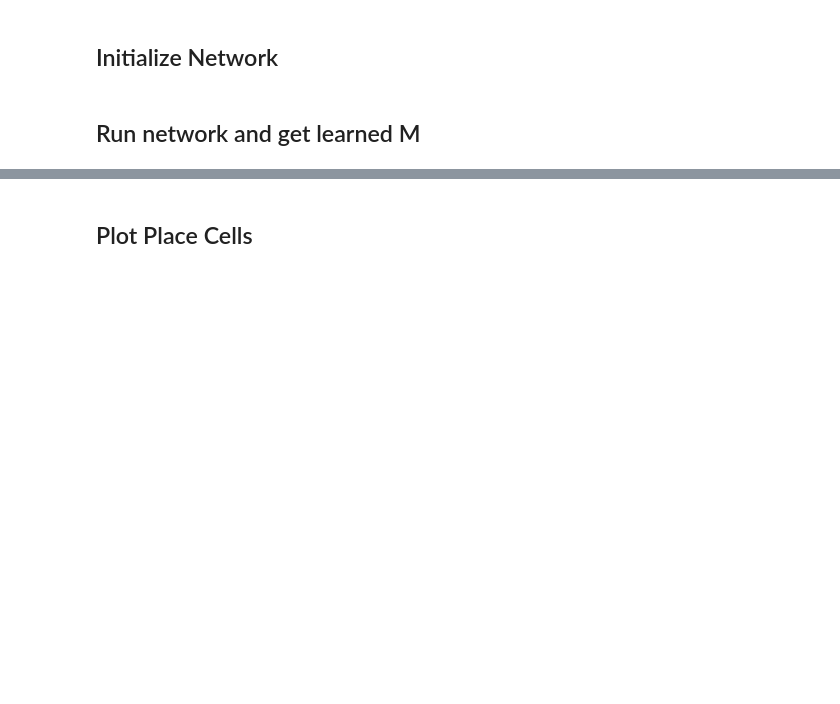
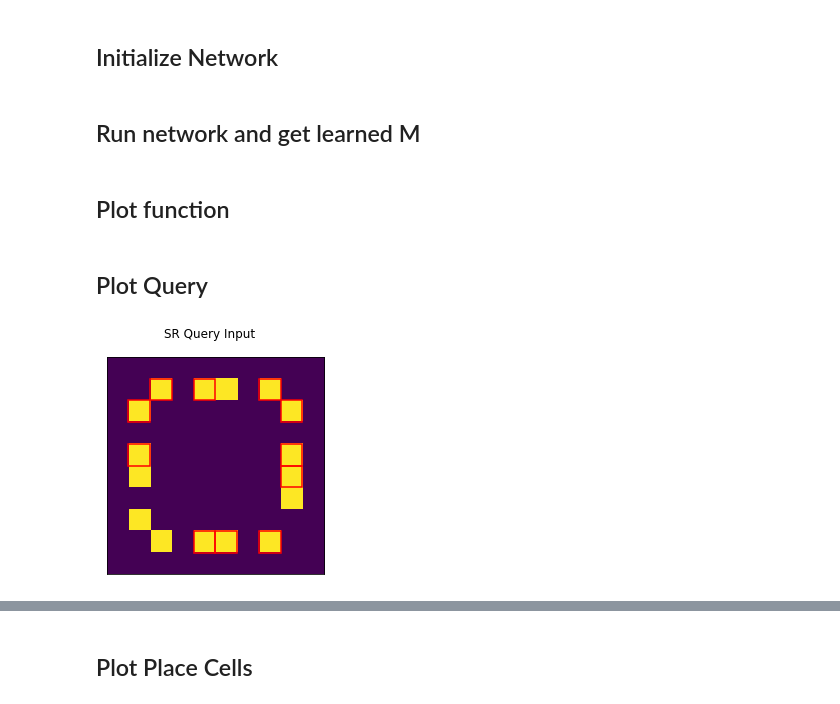
Before and after one commit to chingf/sr-project, a Jupyter notebook: notebooks/05-simulate-episode-cells.ipynb, the cells around one changed output, grey strips where cells are left out. Saved outputs shown, nothing was run; the diff lists cells and outputs as text; code cells hidden in the pictures; blank space fills up the shorter version.

```diff
--- a/notebooks/05-simulate-episode-cells.ipynb
+++ b/notebooks/05-simulate-episode-cells.ipynb
@@ -44,3 +44,37 @@ with torch.no_grad():
     _, outputs = net(dg_inputs, dg_modes)
 # %%
 M = get_sr(net.ca3.get_T(), 0.99)
+# %% [markdown]
+## Plot function
+# %%
+def debug_plot(state_vector, input, title, save_title=None):
+    spatial_mat, context_vec = input.unravel_state_vector(state_vector)
+    context_vec = context_vec.squeeze()
+    vmax = np.max([spatial_mat.max(), context_vec.max()])
+    if vmax == 0:
+        vmax = 1
+    context_mat = np.zeros(input.num_spatial_states)
+    wedge_states, cache_interactions = input.get_rel_vars()
+    context_mat[wedge_states] = context_vec
+    context_mat = context_mat.reshape(spatial_mat.shape)
+    fig, ax = plt.subplots(nrows=1, ncols=1)
+    plt.suptitle(title)
+
+    ax.imshow(spatial_mat+context_mat, vmin=0, vmax=vmax)
+    ax.set_xticks([]); ax.set_yticks([]);
+
+    for cache, interaction_amt in enumerate(cache_interactions):
+        if interaction_amt == 0: continue
+        anchor_point = np.unravel_index([wedge_states[cache]], context_mat.shape)
+        anchor_point = [anchor_point[1] - 0.5, anchor_point[0] - 0.5]
+        rect1 = patches.Rectangle(
+            anchor_point, 1, 1, linewidth=1.5, edgecolor='red', facecolor='none'
+            )
+        ax.add_patch(rect1)
+
+    if save_title is not None:
+        plt.savefig(f'{save_title}.png', dpi=500)
+        plt.savefig(f'{save_title}.pdf', dpi=500)
+    plt.show()
+# %% [markdown]
+## Plot Query
@@ -46,0 +83,10 @@ M = get_sr(net.ca3.get_T(), 0.99)
+# %%
+query = np.zeros(dataset.num_states)
+query[-16:] = 1
+save_title = f'episode_query'
+debug_plot(
+    query, dataset, "SR Query Input",
+    save_title=save_title
+    )
+# %% [output]
+[figure, added]
```
Also changed, not shown: parts of 6 cells of this notebook, 3 other files.
